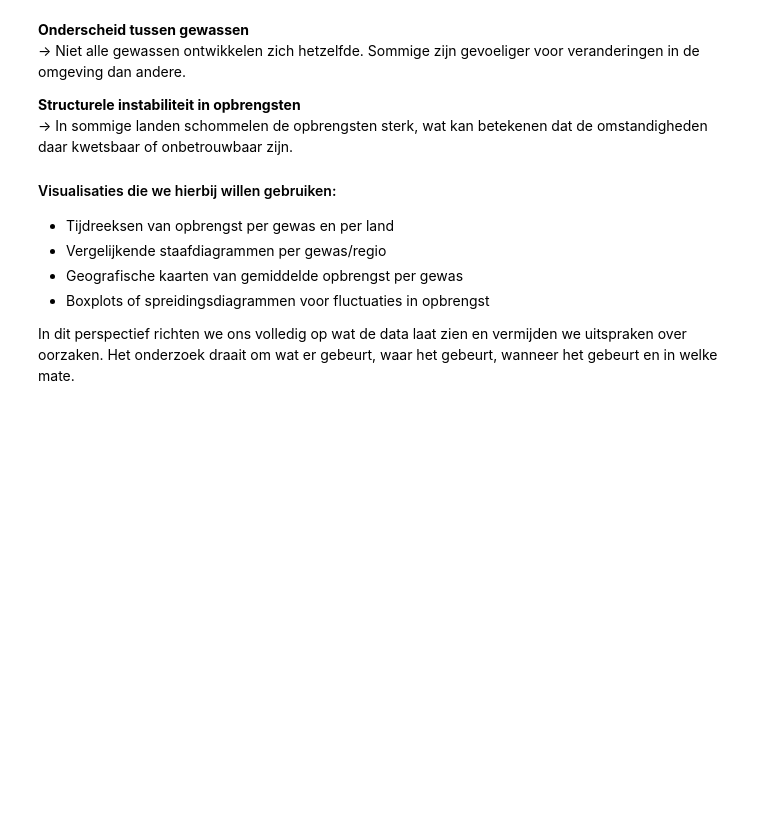
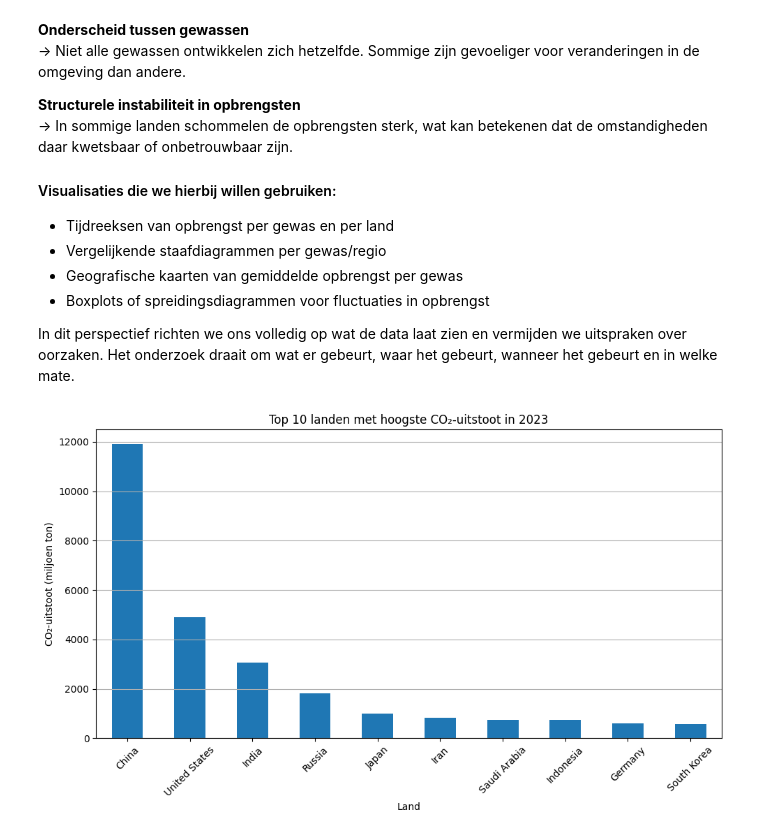
Before and after one commit to CarmenvanderLans/Info-Vis, a Jupyter notebook: docs/data_story.ipynb, the cells around one changed output. Drawn from its saved outputs; the diff is of its cells as text; code cells hidden in the pictures; blank space fills up the shorter version.

```diff
--- a/docs/data_story.ipynb
+++ b/docs/data_story.ipynb
@@ -89,0 +82,18 @@ Welke landen stoten het meeste CO2 uit in absolute termen in 2023?
+# %%
+
+co2_countries_only = co2_2023[co2_2023['iso_code'].str.len() == 3]
+top_emitters = co2_countries_only.groupby('country')['co2'].sum().sort_values(ascending=False)
+top10 = top_emitters.head(10)
+
+# Plot again
+plt.figure(figsize=(10,6))
+top10.plot(kind='bar')
+plt.title('Top 10 landen met hoogste CO₂-uitstoot in 2023')
+plt.ylabel('CO₂-uitstoot (miljoen ton)')
+plt.xlabel('Land')
+plt.xticks(rotation=45)
+plt.grid(axis='y')
+plt.tight_layout()
+plt.show()
+# %% [output]
+[figure, added]
```
Also changed, not shown: parts of 12 cells of this notebook.
